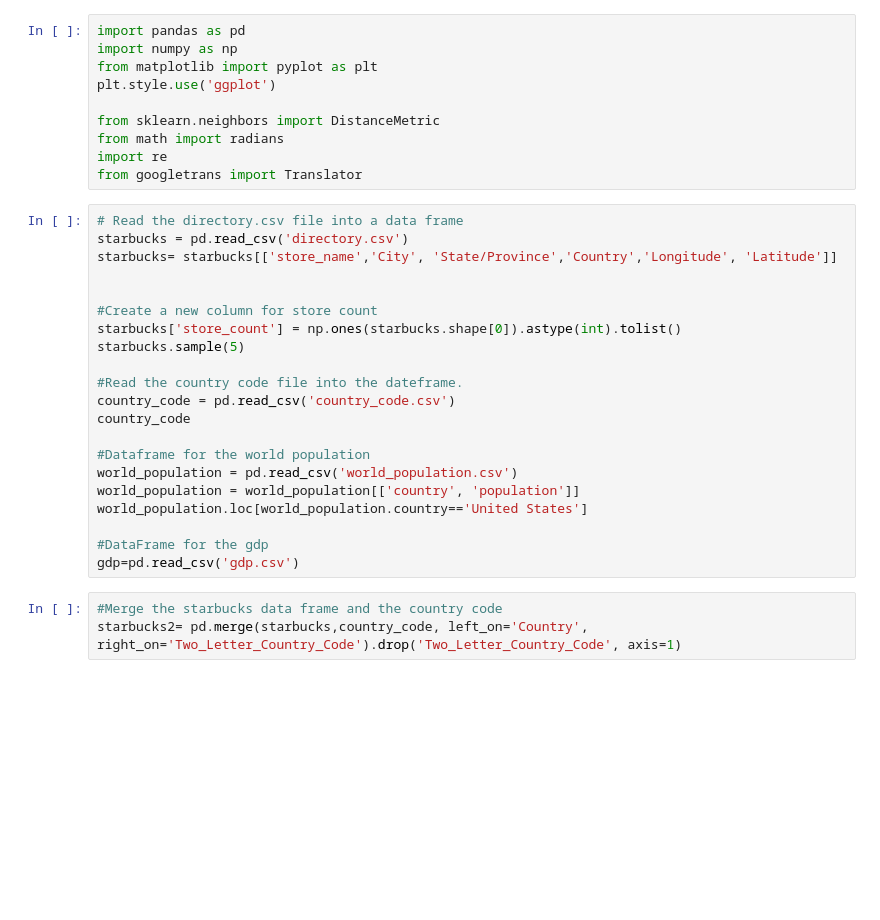
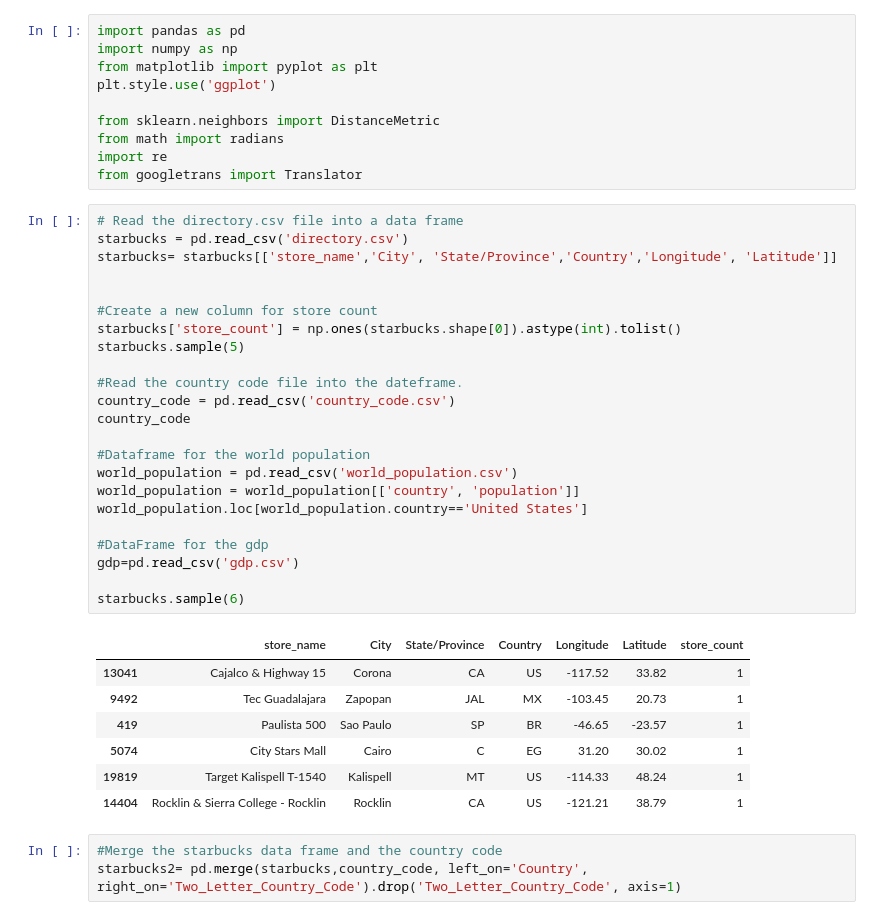
Before and after one commit to randypantinople/Analysis-of-Starbucks-Global-Presence, a Jupyter notebook: Analysis on Starbucks' Global Presence.ipynb, the cells around one changed output. Cells and saved outputs as stored; diff of their text form; blank space fills up the shorter version.

```diff
--- a/Analysis on Starbucks' Global Presence.ipynb
+++ b/Analysis on Starbucks' Global Presence.ipynb
@@ -13,24 +13,34 @@ from googletrans import Translator
 # %%
 # Read the directory.csv file into a data frame
 starbucks = pd.read_csv('directory.csv')
 starbucks= starbucks[['store_name','City', 'State/Province','Country','Longitude', 'Latitude']]
 
 
 #Create a new column for store count
 starbucks['store_count'] = np.ones(starbucks.shape[0]).astype(int).tolist()
 starbucks.sample(5)
 
 #Read the country code file into the dateframe.
 country_code = pd.read_csv('country_code.csv')
 country_code
 
 #Dataframe for the world population
 world_population = pd.read_csv('world_population.csv')
 world_population = world_population[['country', 'population']]
 world_population.loc[world_population.country=='United States']
 
 #DataFrame for the gdp
 gdp=pd.read_csv('gdp.csv')
+
+starbucks.sample(6)
+# %% [output]
+|  | store_name | City | State/Province | Country | Longitude | Latitude | store_count |
+| 13041 | Cajalco & Highway 15 | Corona | CA | US | -117.52 | 33.82 | 1 |
+| 9492 | Tec Guadalajara | Zapopan | JAL | MX | -103.45 | 20.73 | 1 |
+| 419 | Paulista 500 | Sao Paulo | SP | BR | -46.65 | -23.57 | 1 |
+| 5074 | City Stars Mall | Cairo | C | EG | 31.20 | 30.02 | 1 |
+| 19819 | Target Kalispell T-1540 | Kalispell | MT | US | -114.33 | 48.24 | 1 |
+| 14404 | Rocklin & Sierra College - Rocklin | Rocklin | CA | US | -121.21 | 38.79 | 1 |
 # %%
 #Merge the starbucks data frame and the country code
 starbucks2= pd.merge(starbucks,country_code, left_on='Country', right_on='Two_Letter_Country_Code').drop('Two_Letter_Country_Code', axis=1)
```
Also changed, not shown: parts of 7 cells of this notebook, 8 other files.
